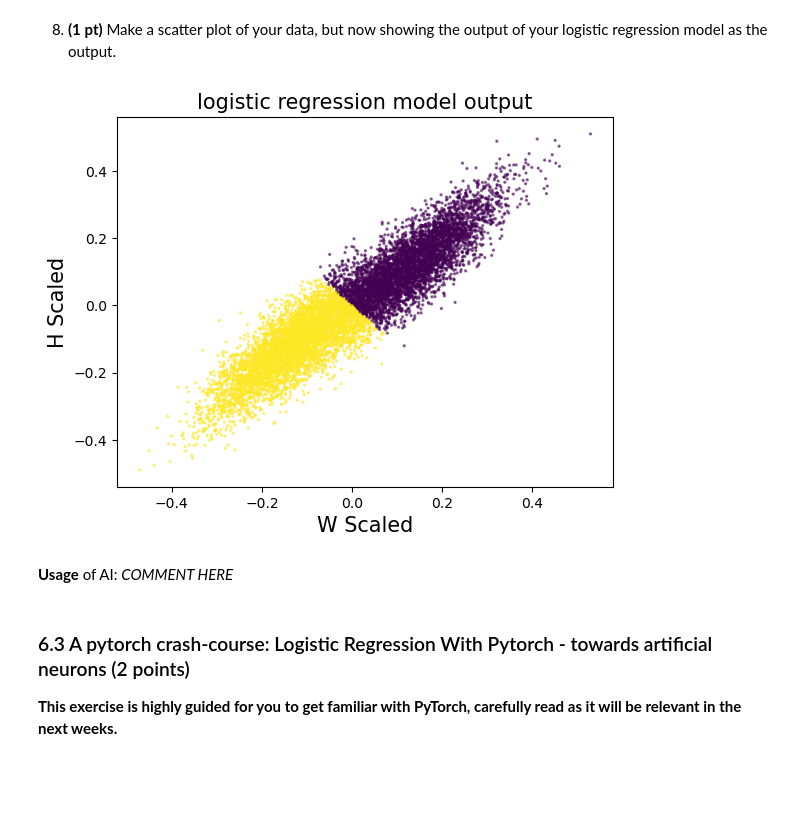
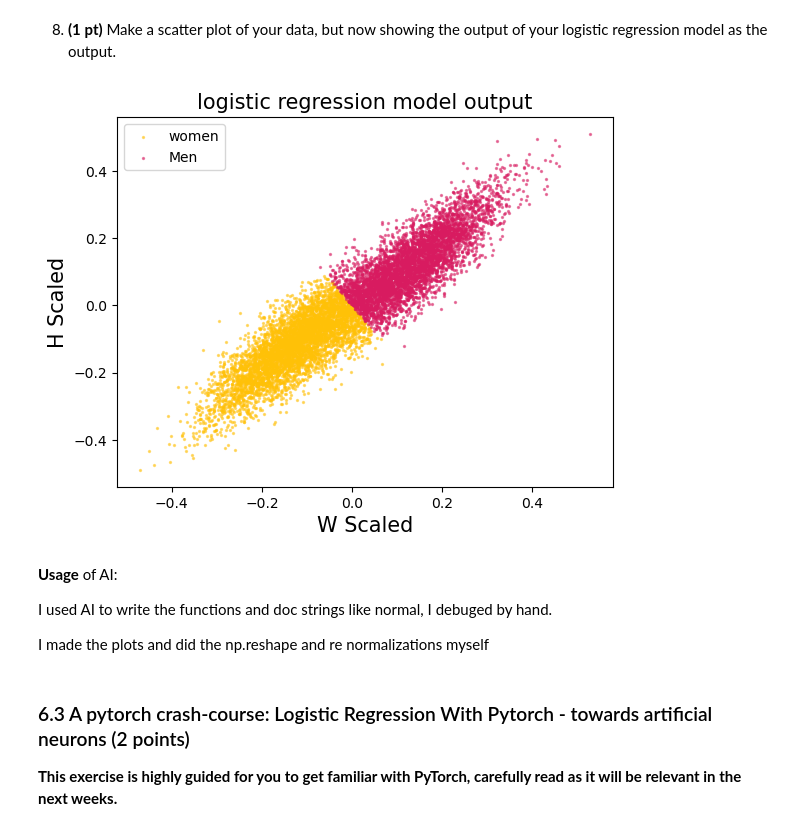
Before and after one commit to afinemax/machine_learning_2024, a Jupyter notebook: hw/ML4PhA_2024_Exercise_sheet_3.ipynb, the cells around one changed output. Drawn from its saved outputs; the diff is of its cells as text; code cells hidden in the pictures; blank space fills up the shorter version.

```diff
--- a/hw/ML4PhA_2024_Exercise_sheet_3.ipynb
+++ b/hw/ML4PhA_2024_Exercise_sheet_3.ipynb
@@ -146,7 +157,7 @@ def Kernel(X1, X2, l, alpha):
 # %%
 # Your code
 for l in [0.5, 1, 10, 0.1]:
-    test_kernal = Kernel(X_test, X_test, l=1, alpha=0.3)
+    test_kernal = Kernel(X_test, X_test, l=l, alpha=0.3)
     # what alpha!?!, I'm using the same as the starter code
     plt.imshow(test_kernal, origin='lower')
     plt.title('L = ' + str(l), fontsize=15)
@@ -560,6 +557,21 @@ def phi(x):
 5. **(2 pt)** Next, we implement our gradient descent. Define a function called `gradient_descent` that takes as input the dataset transformed and in the form of basis $\boldsymbol{\phi}$, the target values, the initial values of the parameters $\boldsymbol{w}$, the number of iterations to perform, and the learning rate. It should return the loss history (the value of the loss at each iteration step) as well as the final value of $\boldsymbol{w}$.
 # %%
 def gradient_descent(input_data, phi, t, w_init, n_iterations, learning_rate):
+    """
+    Perform gradient descent to optimize the weights of a logistic regression model.
+
+    Parameters:
+    - input_data (numpy.ndarray): Input data of shape (n_samples, n_features).
+    - phi (function): Feature transformation function that takes input_data and returns a design matrix.
+    - t (numpy.ndarray): Target values of shape (n_samples, ).
+    - w_init (numpy.ndarray): Initial weights of the model.
+    - n_iterations (int): Number of iterations for gradient descent.
+    - learning_rate (float): Learning rate for gradient descent.
+
+    Returns:
+    - loss_history (numpy.ndarray): Array of length n_iterations containing the loss at each iteration.
+    - w (numpy.ndarray): Optimized weights of the logistic regression model.
+    """
     w = w_init
     loss_history = np.zeros(n_iterations)
 
@@ -571,13 +583,14 @@ def gradient_descent(input_data, phi, t, w_init, n_iterations, learning_rate):
         # Calculate predictions
         a = np.dot(phi_matrix, w)
         y = sigmoid(a)
+        y = np.reshape(y, (len(y), 1)) # y and t need to be in the same shape
 
         # Calculate the gradient
         gradient = np.dot(phi_matrix.T, (y - t)) / t.size
 
         # Update the weights
-        w -= learning_rate * gradient # is this the only thing that changes?
-                                      # I do not feel like I'm learning
+        w -= learning_rate * np.reshape(gradient, np.shape(w_init))
+        # manually force the shape to be the same, depends on your numpy version
 
         # Calculate and store the loss
         loss_history[i] = loss(t, y)
@@ -594,14 +607,15 @@ print(np.shape(input_arr))
 phi_matrix = phi(input_arr)
 # Your answer
 print(np.shape(phi_matrix))
-# I hope its N, by D + 1 #
+# I hope its N, by D + 1, the +1 comes from the bias term
 
 # In order to start gradient descent, we initialize our parameters w_init, typically with small values
 # Question: Why would initializing with all zeroes be potentially problematic?
 # Your code
-w_init = 0.0003*np.ones(3)
+w_init = 0.005*np.ones(3)
 # Your answer
-# with all zeros, it will cause numerical errors when attempting to calcualte, the solution will also be all zeros so it wont evolve
+# with all zeros, it will symetrial issues, all wieghts update the same
+# the solution will also be all zeros so it wont evolve (but not at a minimia)
 
 # Call your gradient_descent function here using the intiailizations from above
 # Your code
@@ -625,26 +651,37 @@ Text(0, 0.5, 'Loss')
 # %% [markdown]
 8. **(1 pt)** Make a scatter plot of your data, but now showing the output of your logistic regression model as the output.
 # %%
+loss_history, w_fit = gradient_descent(input_arr, phi=phi, t=T, w_init=0.005*w_init, n_iterations=15000, learning_rate=0.001,)
+
 # Calculate the predicted probabilities
 a = np.dot(phi_matrix, w_fit)
 predicted_probabilities = sigmoid(a)
 
 # Determine the predicted class labels (0 or 1) based on a threshold, typically 0.5
 #predicted_labels = predicted_probabilities
-predicted_labels = (predicted_probabilities >= 0.5).astype(int)
+
+predicted_labels = np.zeros(len(predicted_probabilities))
+predicted_labels[predicted_probabilities >= 0.5] = np.ones(len([predicted_probabilities >= 0.5]))
+predicted_labels = predicted_labels.astype(bool)
 
 # Plot the original data points
 # Assuming the first column of input_arr is feature 1 (e.g., x-axis) and the second column is feature 2 (e.g., y-axis)
-plt.scatter(input_arr[:, 0], input_arr[:, 1], c =predicted_labels, alpha=0.5, s=2)
+plt.scatter(input_arr[:, 0][predicted_labels], input_arr[:, 1][predicted_labels], c =color_women, label='women', alpha=0.5, s=2)
+plt.scatter(input_arr[:, 0][~predicted_labels], input_arr[:, 1][~predicted_labels], c =color_men, label='Men', alpha=0.5, s=2)
 plt.title('logistic regression model output',fontsize=15)
 plt.xlabel('W Scaled', fontsize=15)
 plt.ylabel('H Scaled', fontsize=15)
+plt.legend()
 #plt.colorbar(label='Predicted class')
 plt.show()
 # %% [output]
-[figure, old version]
+[figure, new version]
-# %% [markdown]
-**Usage** of AI: *COMMENT HERE*
+# %% [markdown]
+**Usage** of AI:
+
+I used AI to write the functions and doc strings like normal, I debuged by hand.
+
+I made the plots and did the np.reshape and re normalizations myself
 # %% [markdown]
 ### 6.3 A pytorch crash-course: Logistic Regression With Pytorch - towards artificial neurons (2 points)
 
```
Also changed, not shown: parts of 39 cells of this notebook.
